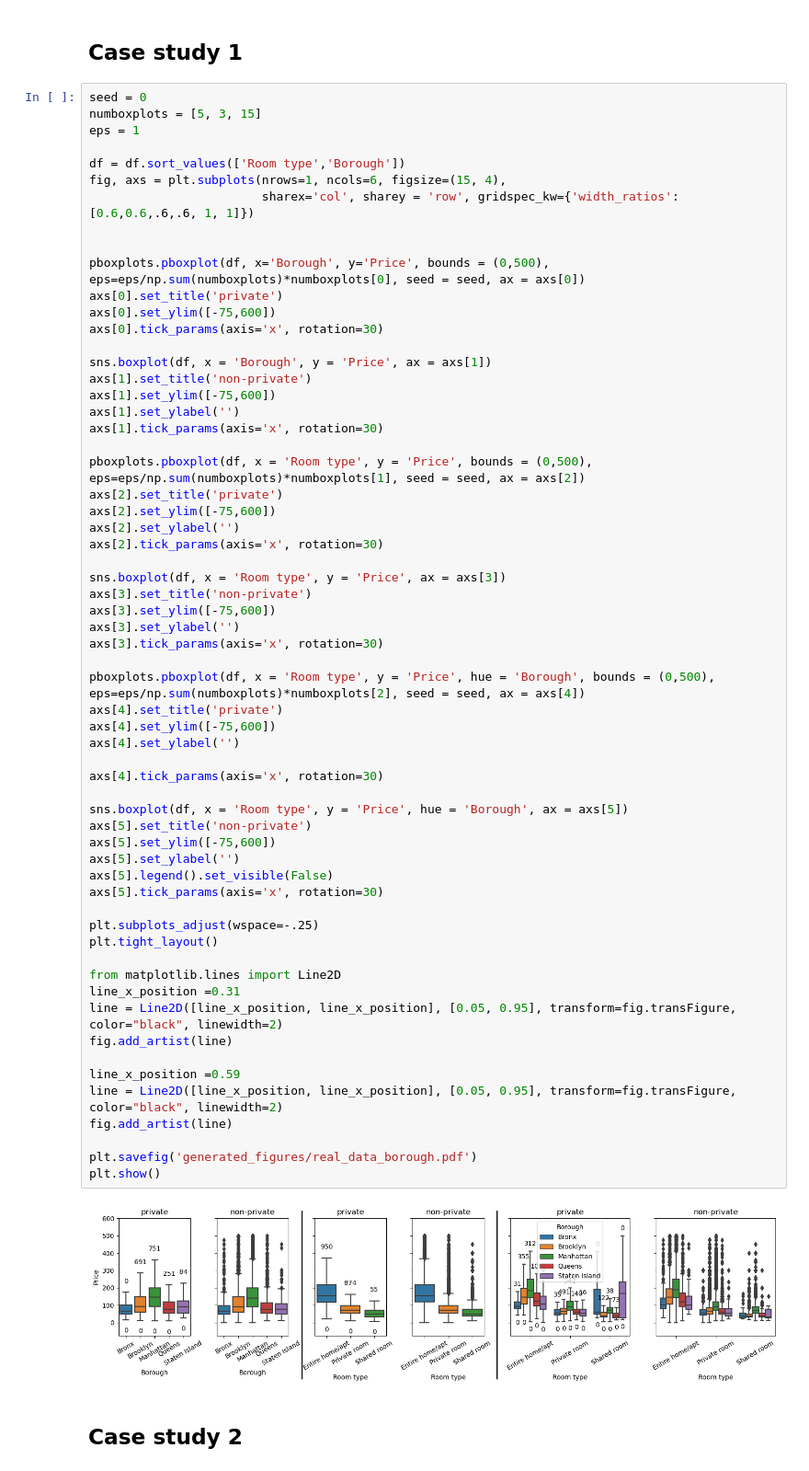
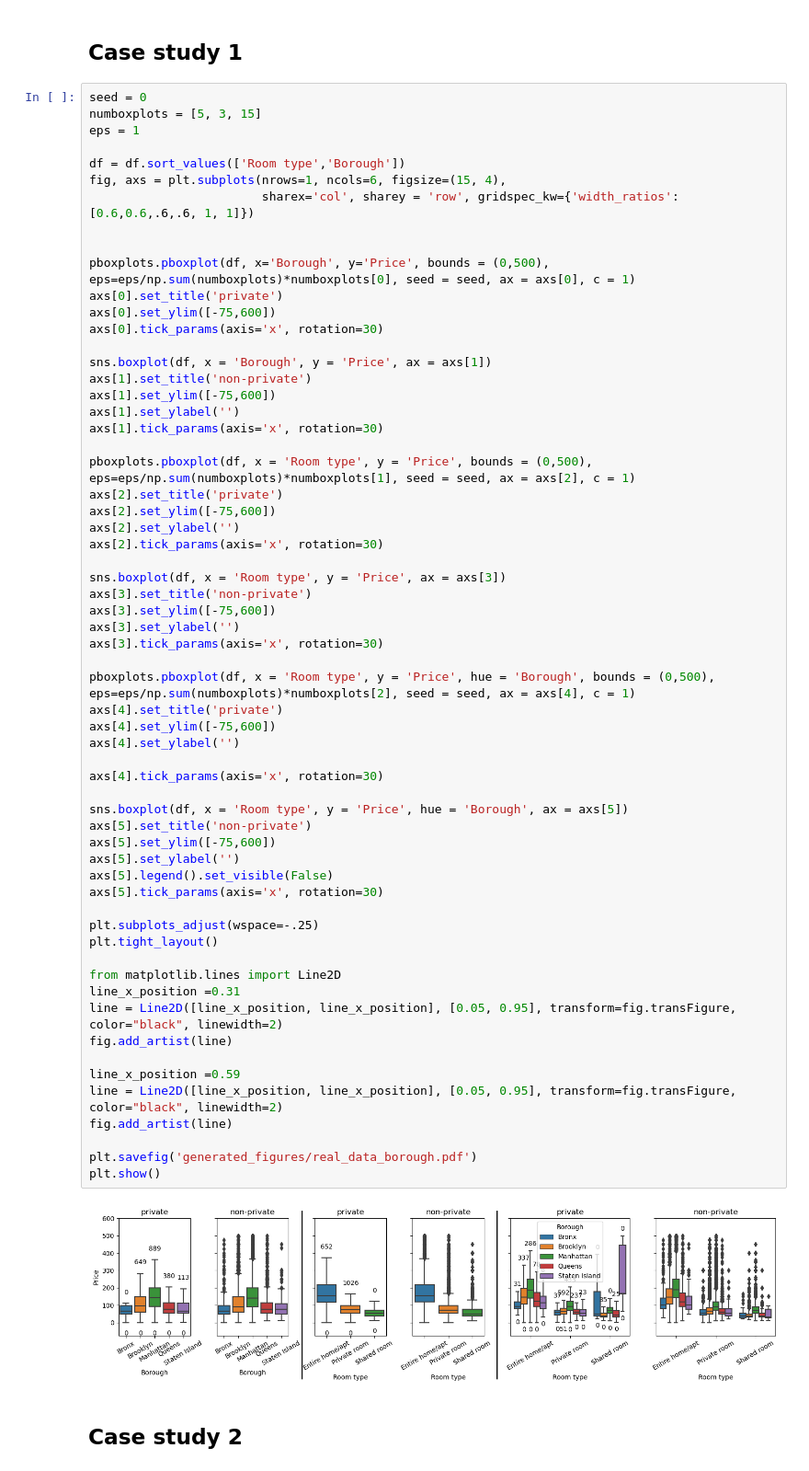
Before and after one commit to jairoadiazr/DPBoxplot, a Jupyter notebook: case_study.ipynb, the cells around one changed output. Shown at 92% size. Drawn from its saved outputs; the diff is of its cells as text.

```diff
--- a/case_study.ipynb
+++ b/case_study.ipynb
@@ -44,7 +44,7 @@ fig, axs = plt.subplots(nrows=1, ncols=6, figsize=(15, 4),
                         sharex='col', sharey = 'row', gridspec_kw={'width_ratios': [0.6,0.6,.6,.6, 1, 1]})
 
 
-pboxplots.pboxplot(df, x='Borough', y='Price', bounds = (0,500), eps=eps/np.sum(numboxplots)*numboxplots[0], seed = seed, ax = axs[0])
+pboxplots.pboxplot(df, x='Borough', y='Price', bounds = (0,500), eps=eps/np.sum(numboxplots)*numboxplots[0], seed = seed, ax = axs[0], c = 1)
 axs[0].set_title('private')
 axs[0].set_ylim([-75,600])
 axs[0].tick_params(axis='x', rotation=30)
@@ -55,7 +55,7 @@ axs[1].set_ylim([-75,600])
 axs[1].set_ylabel('')
 axs[1].tick_params(axis='x', rotation=30)
 
-pboxplots.pboxplot(df, x = 'Room type', y = 'Price', bounds = (0,500), eps=eps/np.sum(numboxplots)*numboxplots[1], seed = seed, ax = axs[2])
+pboxplots.pboxplot(df, x = 'Room type', y = 'Price', bounds = (0,500), eps=eps/np.sum(numboxplots)*numboxplots[1], seed = seed, ax = axs[2], c = 1)
 axs[2].set_title('private')
 axs[2].set_ylim([-75,600])
 axs[2].set_ylabel('')
@@ -67,36 +67,36 @@ axs[3].set_ylim([-75,600])
 axs[3].set_ylabel('')
 axs[3].tick_params(axis='x', rotation=30)
 
-pboxplots.pboxplot(df, x = 'Room type', y = 'Price', hue = 'Borough', bounds = (0,500), eps=eps/np.sum(numboxplots)*numboxplots[2], seed = seed, ax = axs[4])
+pboxplots.pboxplot(df, x = 'Room type', y = 'Price', hue = 'Borough', bounds = (0,500), eps=eps/np.sum(numboxplots)*numboxplots[2], seed = seed, ax = axs[4], c = 1)
 axs[4].set_title('private')
 axs[4].set_ylim([-75,600])
 axs[4].set_ylabel('')
 
 axs[4].tick_params(axis='x', rotation=30)
 
 sns.boxplot(df, x = 'Room type', y = 'Price', hue = 'Borough', ax = axs[5])
 axs[5].set_title('non-private')
 axs[5].set_ylim([-75,600])
 axs[5].set_ylabel('')
 axs[5].legend().set_visible(False)
 axs[5].tick_params(axis='x', rotation=30)
 
 plt.subplots_adjust(wspace=-.25)
 plt.tight_layout()
 
 from matplotlib.lines import Line2D
 line_x_position =0.31
 line = Line2D([line_x_position, line_x_position], [0.05, 0.95], transform=fig.transFigure, color="black", linewidth=2)
 fig.add_artist(line)
 
 line_x_position =0.59
 line = Line2D([line_x_position, line_x_position], [0.05, 0.95], transform=fig.transFigure, color="black", linewidth=2)
 fig.add_artist(line)
 
 plt.savefig('generated_figures/real_data_borough.pdf')
 plt.show()
 # %% [output]
-[figure, old version]
+[figure, new version]
 # %% [markdown]
 ## Case study 2
 # %%
```
Also changed, not shown: parts of 2 cells of this notebook, 3 other files.
